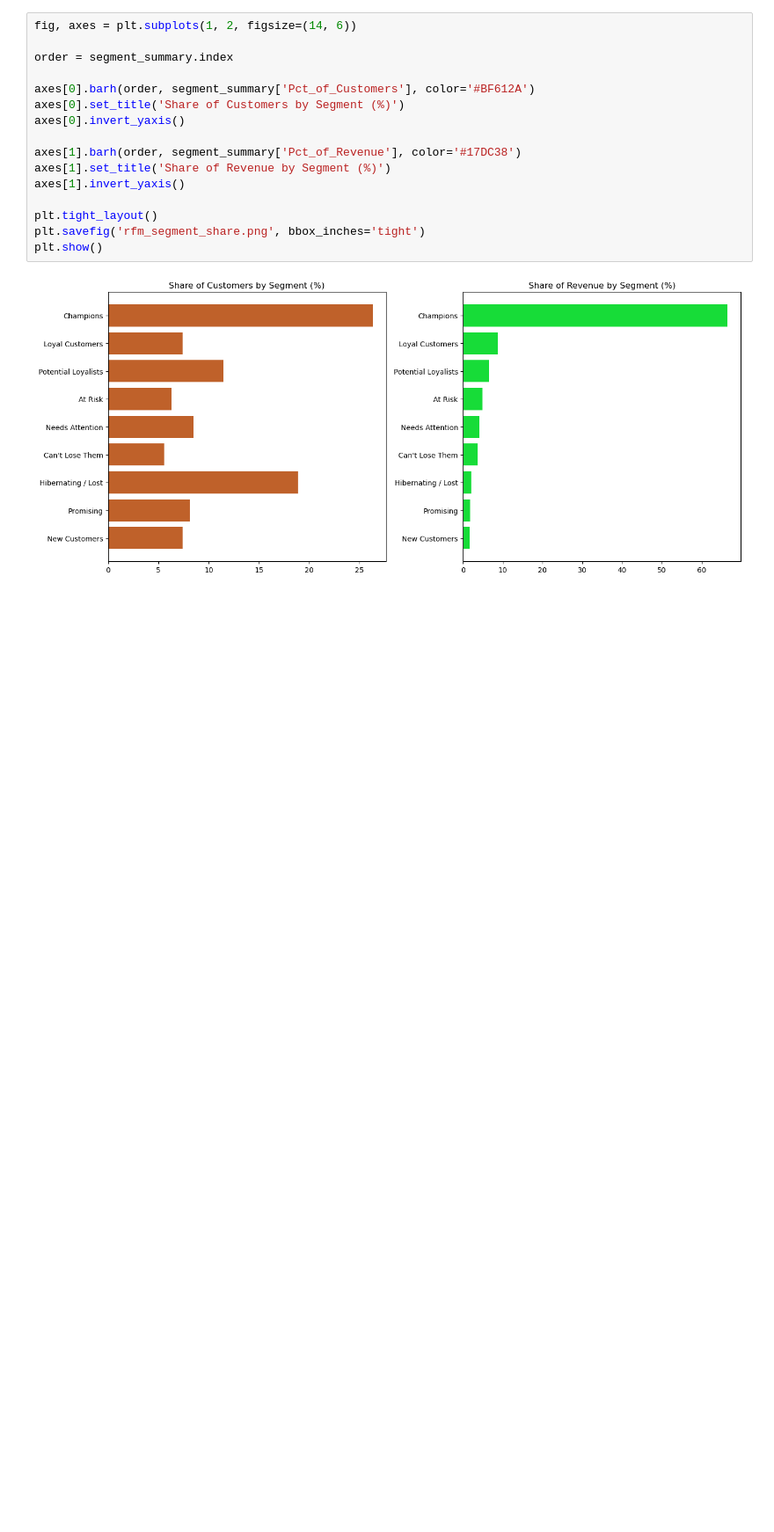
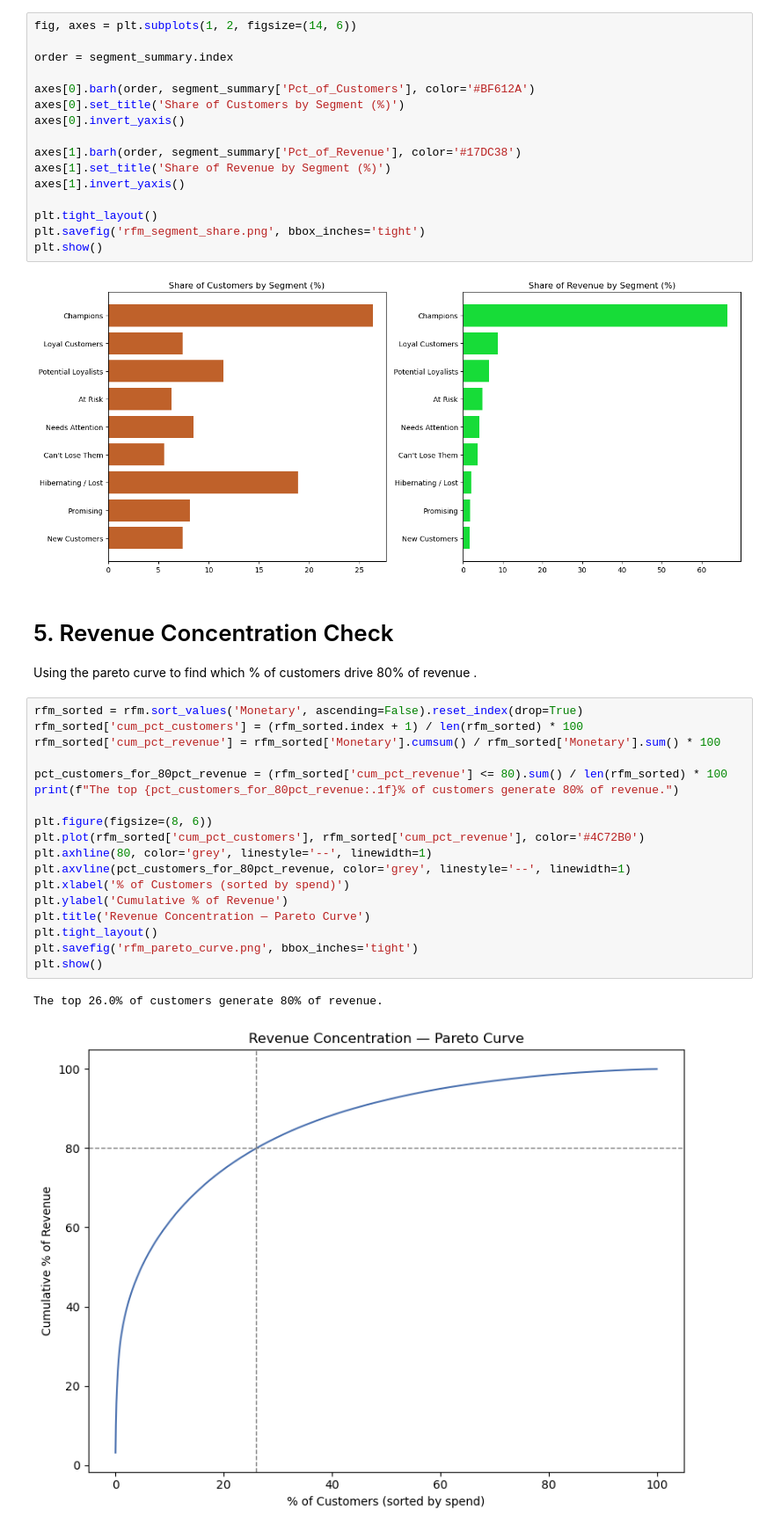
Before and after one commit to itsayushydv/data-analytics-projects, a Jupyter notebook: ecom/notebook/rfm.ipynb, the cells around one changed output. Shown at 88% size. Cells and saved outputs as stored; diff of their text form; blank space fills up the shorter version.

Commit message:
data: revenue concentration check

```diff
--- a/ecom/notebook/rfm.ipynb
+++ b/ecom/notebook/rfm.ipynb
@@ -167,3 +167,28 @@ plt.savefig('rfm_segment_share.png', bbox_inches='tight')
 plt.show()
 # %% [output]
 [figure]
+# %% [markdown]
+# 5. Revenue Concentration Check
+
+Using the pareto curve to find which % of customers drive 80% of revenue .
+# %%
+rfm_sorted = rfm.sort_values('Monetary', ascending=False).reset_index(drop=True)
+rfm_sorted['cum_pct_customers'] = (rfm_sorted.index + 1) / len(rfm_sorted) * 100
+rfm_sorted['cum_pct_revenue'] = rfm_sorted['Monetary'].cumsum() / rfm_sorted['Monetary'].sum() * 100
+
+pct_customers_for_80pct_revenue = (rfm_sorted['cum_pct_revenue'] <= 80).sum() / len(rfm_sorted) * 100
+print(f"The top {pct_customers_for_80pct_revenue:.1f}% of customers generate 80% of revenue.")
+
+plt.figure(figsize=(8, 6))
+plt.plot(rfm_sorted['cum_pct_customers'], rfm_sorted['cum_pct_revenue'], color='#4C72B0')
+plt.axhline(80, color='grey', linestyle='--', linewidth=1)
+plt.axvline(pct_customers_for_80pct_revenue, color='grey', linestyle='--', linewidth=1)
+plt.xlabel('% of Customers (sorted by spend)')
+plt.ylabel('Cumulative % of Revenue')
+plt.title('Revenue Concentration — Pareto Curve')
+plt.tight_layout()
+plt.savefig('rfm_pareto_curve.png', bbox_inches='tight')
+plt.show()
+# %% [output]
+The top 26.0% of customers generate 80% of revenue.
+[figure, added]
```
Also changed, not shown: 1 other file.
